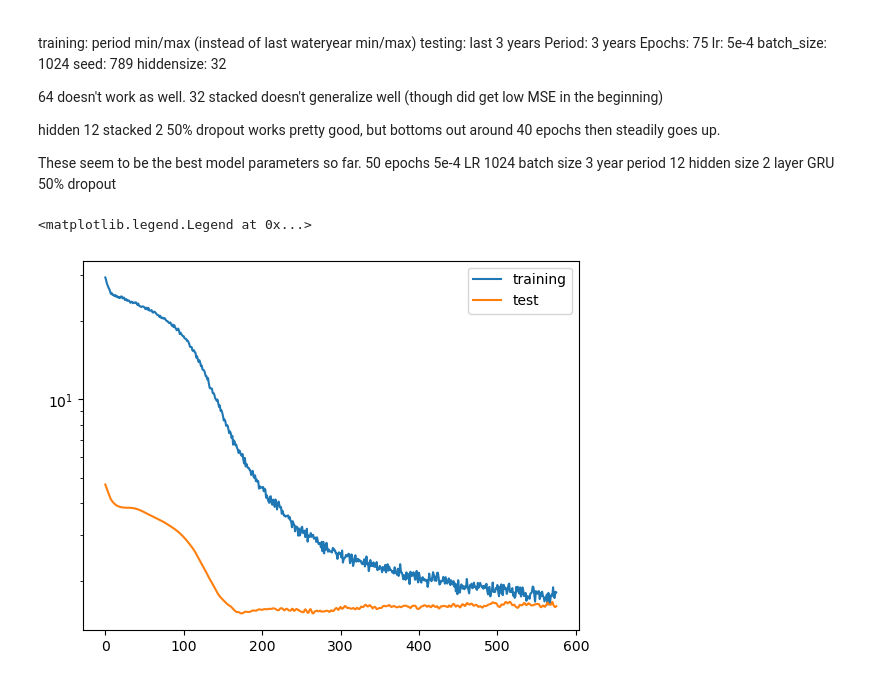
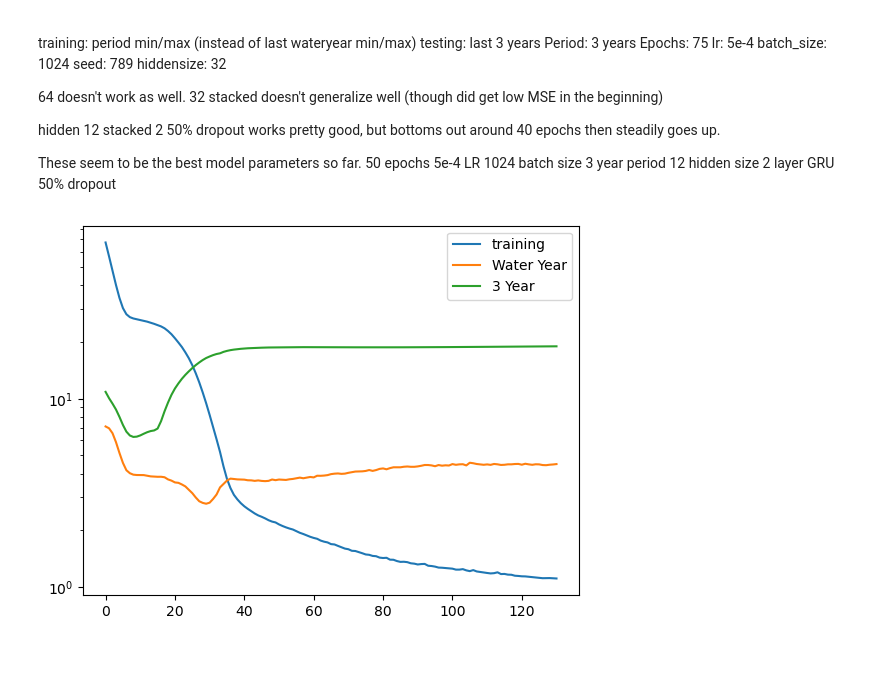
Before and after one commit to scoutiii/BearLakeData, a Jupyter notebook: Model.ipynb, the cells around one changed output. Cells and saved outputs as stored; diff of their text form; code cells hidden in the pictures.

```diff
--- a/Model.ipynb
+++ b/Model.ipynb
@@ -154,7 +154,7 @@ class BearLakeDataset(Dataset):
         return torch.tensor(X, dtype=torch.float32), torch.tensor(Ys, dtype=torch.float32)
 # %%
 class BearLakeTestset(Dataset):
-    def __init__(self, input_df, test_years, scaler, period=3*356, use_wateryear=True):
+    def __init__(self, input_df, test_years, scaler, period=3*365, use_wateryear=True):
         super().__init__()
         self.df = input_df.copy()
         self.df['Elevation'] = self.df['Elevation'].interpolate(method='linear')
@@ -175,7 +175,7 @@ class BearLakeTestset(Dataset):
             else:
                 return pd.Period(year=row['date'], freq='Y-SEP')
         self.tmp_df['date'] = self.tmp_df.apply(water_year, axis=1)
-        self.df['wyear'] = self.df.apply(water_year, axis=1)
+        # self.df['wyear'] = self.df.apply(water_year, axis=1)
         # Find min/max
         self.tmp_df = self.tmp_df.groupby('date')['Elevation'].agg(['min', 'max']).reset_index()
 
@@ -284,21 +238,19 @@ tensor([-0.5459, -0.5040, -0.4115, -0.5720, -0.3883, -0.4724, -0.4190, -0.5049,
 # %%
-n_test_years = 5
-period = (n_test_years+2)*365+2
-daily = pd.read_csv("/home/ScoutJarman/Code/ILWA/data/other/Daily.csv", parse_dates=['date'])
-daily_train = daily.iloc[:-period].reset_index(drop=True)
-daily_test = daily.iloc[-period:].reset_index(drop=True)
-daily_test
+# n_test_years = 5
+# period = (n_test_years+2)*365+2
+# daily = pd.read_csv("/home/ScoutJarman/Code/ILWA/data/other/Daily.csv", parse_dates=['date'])
+# daily_train = daily.iloc[:-period].reset_index(drop=True)
+# daily_test = daily.iloc[-period:].reset_index(drop=True)
+# # daily_train = daily.copy()
+# # daily_test = daily.copy()
+# # Set up training and testing sets
+# period = 3
 
-period = 3
-dataset_train = BearLakeDataset(daily_train, period_days=period*365, use_wateryear=False)
-scaler = dataset_train.scaler
-
-dataset_train = BearLakeWaterYear(daily_train, period, scaler)
-# len(dataset_train)
-dataloader = DataLoader(dataset_train, batch_size=1024, shuffle=True)
-
-dataset_test = BearLakeWaterYear(daily_test, period, scaler)
-dataloader_test = DataLoader(dataset_test, batch_size=n_test_years, shuffle=False)
-
-dataset_test[0]
+# dataset_train = BearLakeDataset(daily_train, period_days=period*365, use_wateryear=False)
+# scaler = dataset_train.scaler
+# dataset_test = BearLakeWaterYear(daily_test, period, scaler)
+# # dataloader_test_wy = DataLoader(dataset_test, batch_size=batch_size, shuffle=False)
+# dataset_test_cont = BearLakeTestset(daily_test, n_test_years, scaler, use_wateryear=False)
+# # dataloader_test_cont = DataLoader(dataset_test_cont, batch_size=batch_size, shuffle=False)
+# dataset_test_cont[0]
 # %% [output]
@@ -476,9 +432,9 @@ BO: 1.094
 # %%
 plt.plot(training_loss_epoch, label='training')
-plt.plot(testing_loss_epoch, label='test')
+plt.plot(wy_loss_epoch, label='Water Year')
+plt.plot(cont_loss_epoch, label='3 Year')
+plt.legend()
 plt.yscale("log")
-plt.legend()
-# plt.savefig("WithPreTraining.png")
+plt.show()
 # %% [output]
-<matplotlib.legend.Legend at 0x...>
-[figure, old version]
+[figure, new version]
```
Also changed, not shown: parts of 15 cells of this notebook.
